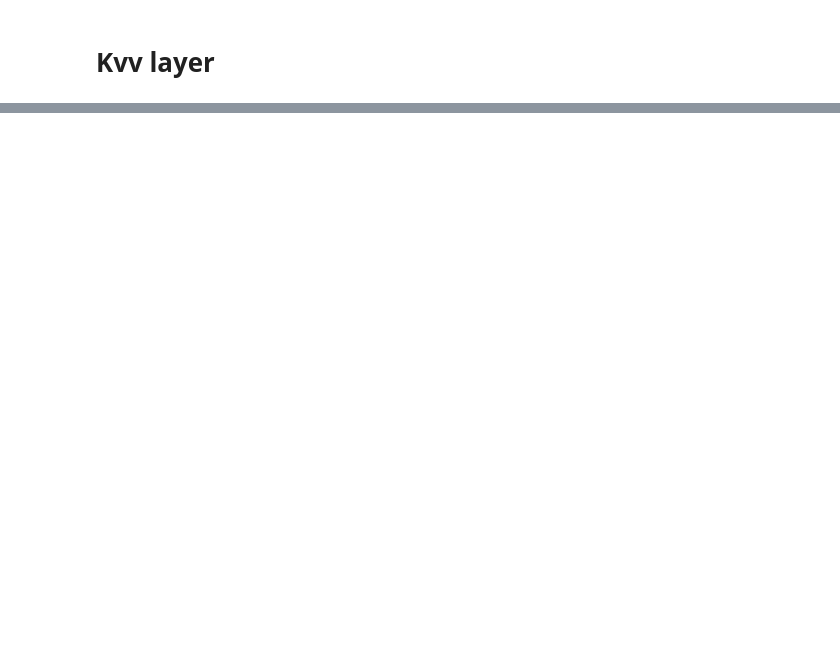
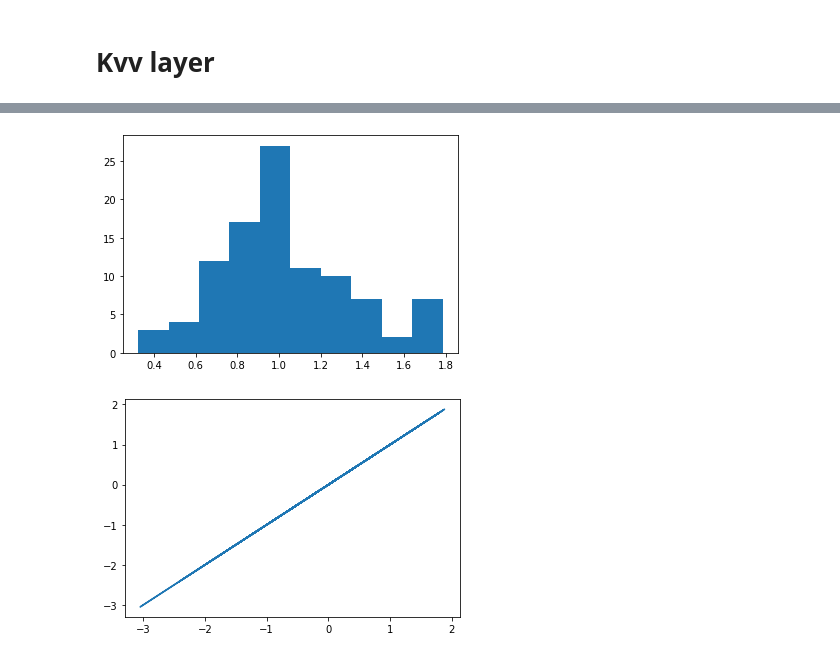
Before and after one commit to requeima/kernelcnp, a Jupyter notebook: notebooks/scratch-output.ipynb, the cells around one changed output, grey strips where cells are left out. Drawn from its saved outputs; the diff is of its cells as text; code cells hidden in the pictures; blank space fills up the shorter version.

```diff
--- a/notebooks/scratch-output.ipynb
+++ b/notebooks/scratch-output.ipynb
@@ -173,0 +447,17 @@ torch.Size([5, 3, 7])
+# %%
+x = torch.randn(100)
+a = 1.*torch.ones_like(x)
+b = 6.*torch.ones_like(x)
+
+y = copula_layer.marginal_transformation(x, a, b)
+
+plt.hist(y.numpy())
+plt.show()
+
+x_ = copula_layer.inverse_marginal_transformation(y, a, b).numpy()
+
+plt.plot(x, x_)
+plt.show()
+# %% [output]
+[figure, added]
+[figure, added]
```
Also changed, not shown: parts of 16 cells of this notebook, 1 other file.
